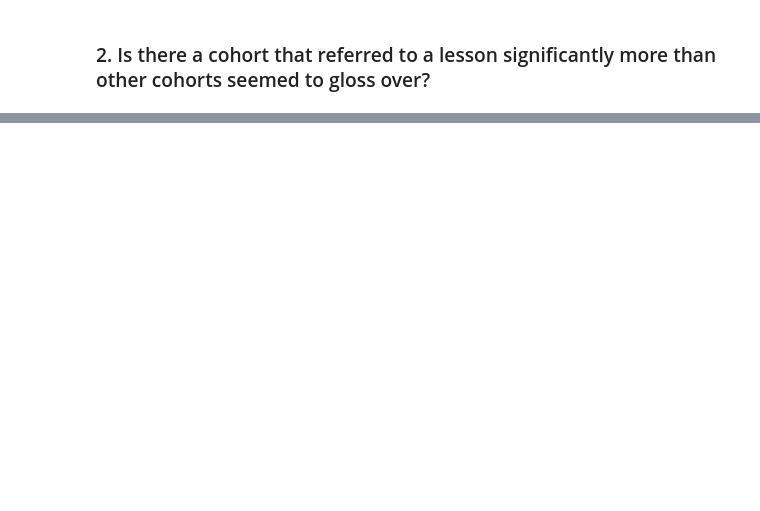
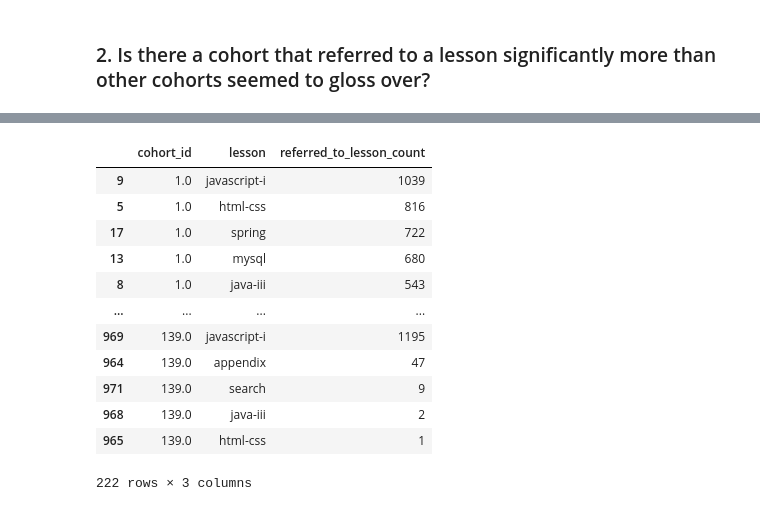
Before and after one commit to Anomaly-Detection-Group/anomaly_detection_project, a Jupyter notebook: Victoire/explore_victoire.ipynb, the cells around one changed output, grey strips where cells are left out. Drawn from its saved outputs; the diff is of its cells as text; code cells hidden in the pictures; blank space fills up the shorter version.

```diff
--- a/Victoire/explore_victoire.ipynb
+++ b/Victoire/explore_victoire.ipynb
@@ -158,0 +110,18 @@ web_design[(web_design["count"] == web_design["count"].max()) | (web_design["cou
+# %%
+# Find the top ten lesson counts in each cohort_id within each program_id
+top_5_in_cohort = lesson_counts.sort_values(by=["cohort_id", "referred_to_lesson_count"], ascending=[True,False]).groupby(["cohort_id"]).head(5)
+top_5_in_cohort
+# %% [output]
+|  | cohort_id | lesson | referred_to_lesson_count |
+| 9 | 1.0 | javascript-i | 1039 |
+| 5 | 1.0 | html-css | 816 |
+| 17 | 1.0 | spring | 722 |
+| 13 | 1.0 | mysql | 680 |
+| 8 | 1.0 | java-iii | 543 |
+| ... | ... | ... | ... |
+| 969 | 139.0 | javascript-i | 1195 |
+| 964 | 139.0 | appendix | 47 |
+| 971 | 139.0 | search | 9 |
+| 968 | 139.0 | java-iii | 2 |
+| 965 | 139.0 | html-css | 1 |
+222 rows × 3 columns
```
Also changed, not shown: parts of 12 cells of this notebook, 2 other files.
